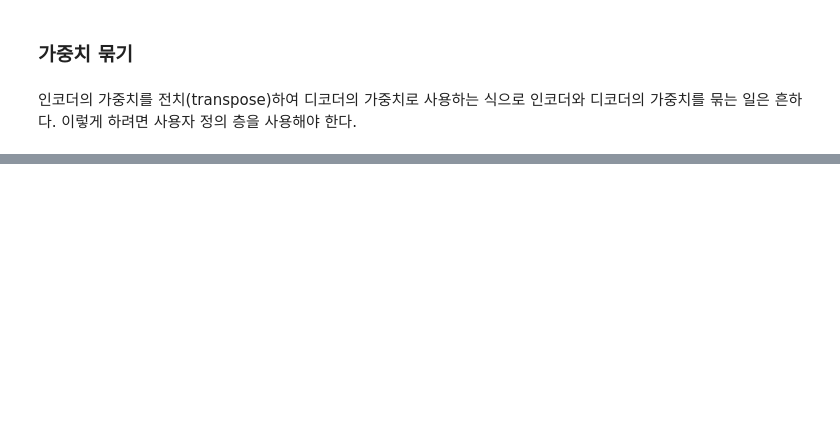
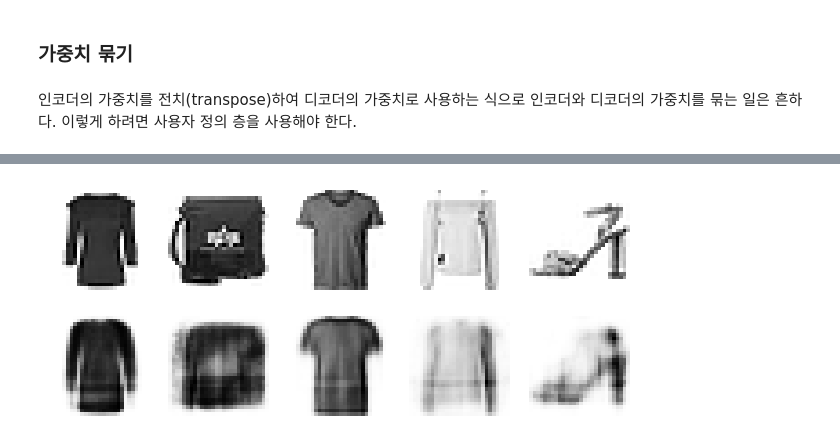
Before and after one commit to r0cd7b/autoencoders_and_gans, a Jupyter notebook: autoencoders_and_gans.ipynb, the cells around one changed output, grey strips where cells are left out. Saved outputs shown, nothing was run; the diff lists cells and outputs as text; code cells hidden in the pictures; blank space fills up the shorter version.

```diff
--- a/autoencoders_and_gans.ipynb
+++ b/autoencoders_and_gans.ipynb
@@ -264,0 +321,4 @@ Epoch 10/10
+# %%
+stacked_ae_1_by_1.compile(keras.optimizers.experimental.SGD(0.1), 'binary_crossentropy', [rounded_accuracy])
+# history = stacked_ae_1_by_1.fit(X_train, X_train, epochs=10, validation_data=(X_valid, X_valid))
+history = stacked_ae_1_by_1.fit(X_train, X_train, epochs=6, validation_data=(X_valid, X_valid))
@@ -264,0 +346,4 @@ Epoch 10/10
+# %%
+show_reconstructions(stacked_ae_1_by_1)
+plt.show()
+# %% [output]
@@ -264,0 +351 @@ Epoch 10/10
+[figure, added]
```
Also changed, not shown: parts of 17 cells of this notebook, 3 other files.
